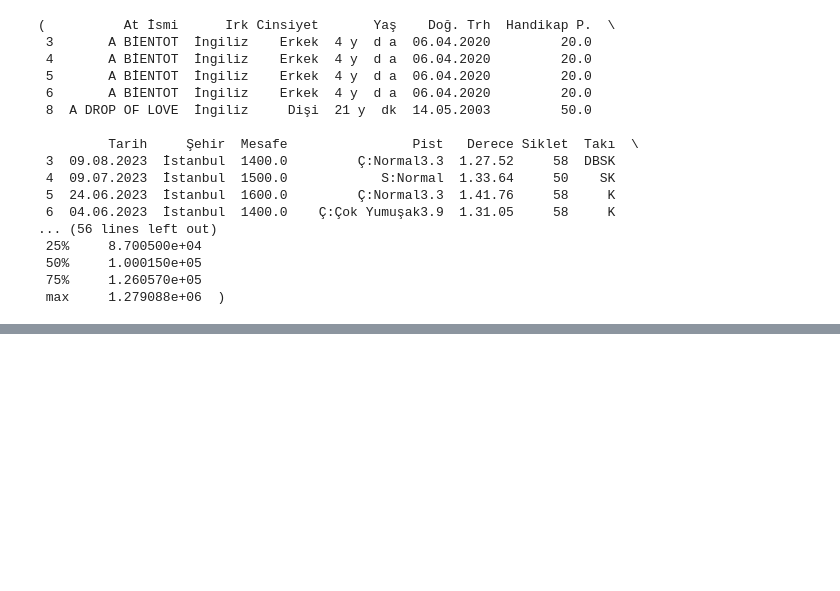
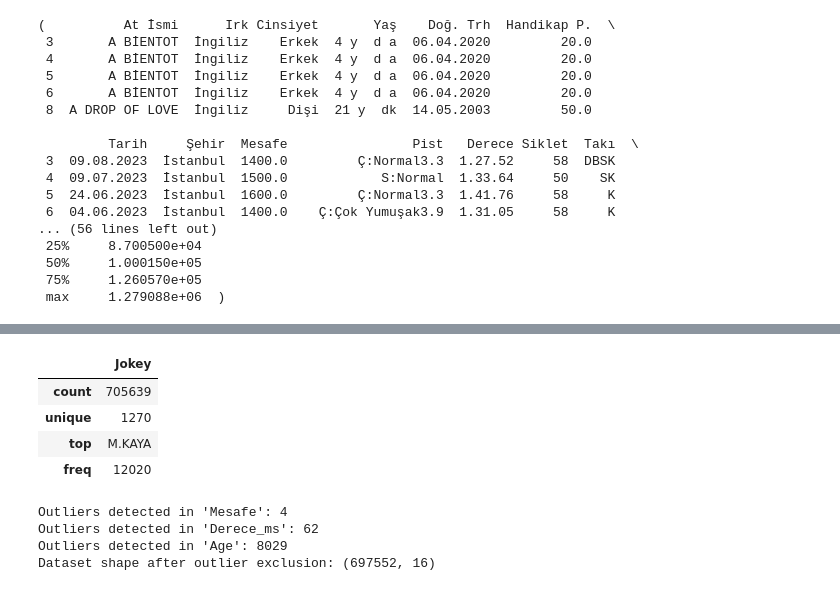
Before and after one commit to SeeknnDestroy/web-scraper, a Jupyter notebook: training_optimized.ipynb, the cells around one changed output, grey strips where cells are left out. Saved outputs shown, nothing was run; the diff lists cells and outputs as text; code cells hidden in the pictures; blank space fills up the shorter version.

```diff
--- a/training_optimized.ipynb
+++ b/training_optimized.ipynb
@@ -181,3 +210,46 @@ print(df_cleaned.head())
+# %%
+df_cleaned[["Jokey"]].describe(include='all')
+# %% [output]
+|  | Jokey |
+| count | 705639 |
+| unique | 1270 |
+| top | M.KAYA |
+| freq | 12020 |
+# %%
+import numpy as np
+
+# Function to detect outliers using IQR
+def detect_outliers_iqr(df, feature):
+    Q1 = np.percentile(df[feature], 15)
+    Q3 = np.percentile(df[feature], 85)
+    IQR = Q3 - Q1
+    lower_bound = Q1 - 1.5 * IQR
+    upper_bound = Q3 + 1.5 * IQR
+    return df[(df[feature] < lower_bound) | (df[feature] > upper_bound)]
+
+# Detect outliers in "Mesafe" and "Derece_ms" and "Age"
+outliers_mesafe = detect_outliers_iqr(df_cleaned, 'Mesafe')
+outliers_derece = detect_outliers_iqr(df_cleaned, 'Derece_ms')
+outliers_age = detect_outliers_iqr(df_cleaned, 'Age')
+
+# Display the number of outliers detected
+print(f"Outliers detected in 'Mesafe': {len(outliers_mesafe)}")
+print(f"Outliers detected in 'Derece_ms': {len(outliers_derece)}")
+print(f"Outliers detected in 'Age': {len(outliers_age)}")
+
+# Combine the outlier indices
+outliers = pd.concat([outliers_mesafe, outliers_derece, outliers_age])
+
+# Exclude outliers from the dataset
+df_no_outliers = df_cleaned.drop(outliers.index)
+
+# Display the shape of the dataset after excluding outliers
+print(f"Dataset shape after outlier exclusion: {df_no_outliers.shape}")
+# %% [output]
+Outliers detected in 'Mesafe': 4
+Outliers detected in 'Derece_ms': 62
+Outliers detected in 'Age': 8029
+Dataset shape after outlier exclusion: (697552, 16)
 # %%
 from sklearn.preprocessing import MinMaxScaler
 import joblib
```
Also changed, not shown: parts of 31 cells of this notebook, 6 other files.
